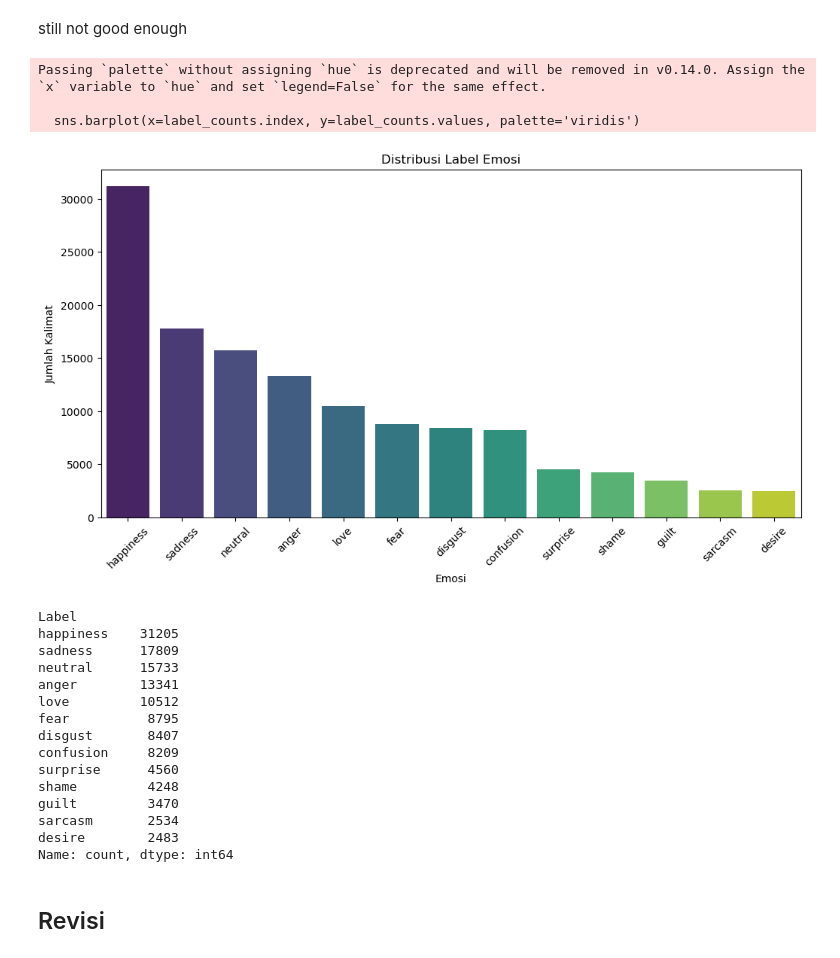
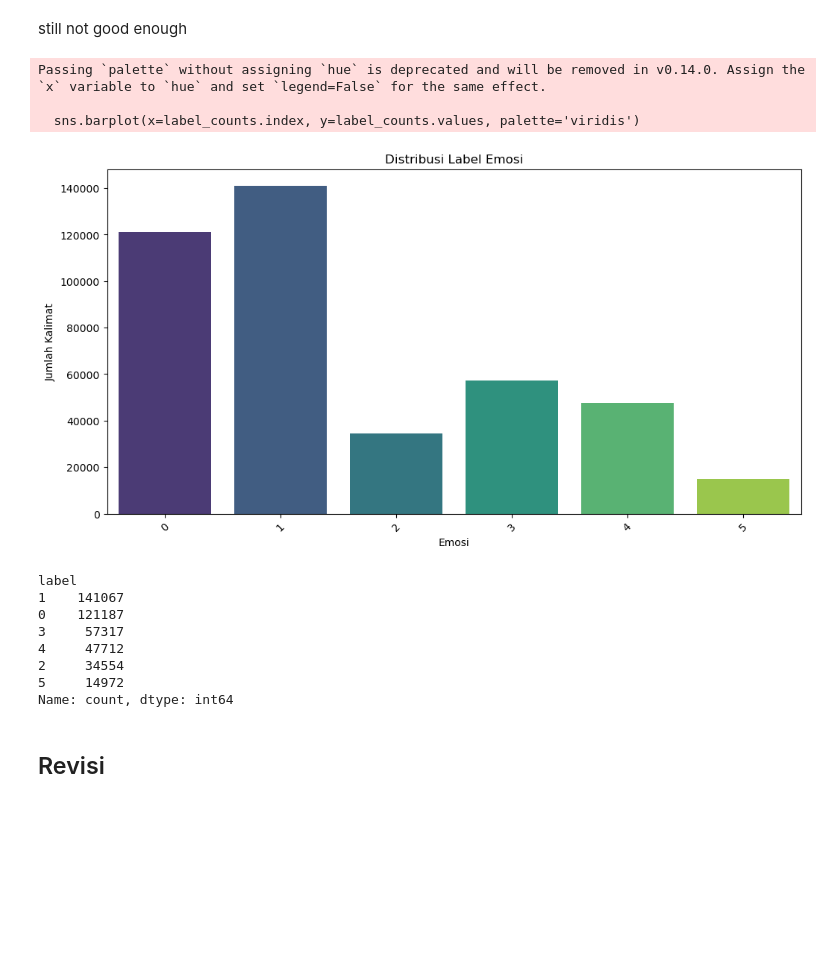
Before and after one commit to HatfanSahrul1/Machine-Learning-and-Data-Science-Learning, a Jupyter notebook: exercise/emotion-classifier.ipynb, the cells around one changed output. Saved outputs shown, nothing was run; the diff lists cells and outputs as text; code cells hidden in the pictures; blank space fills up the shorter version.

```diff
--- a/exercise/emotion-classifier.ipynb
+++ b/exercise/emotion-classifier.ipynb
@@ -490,40 +457,33 @@ still not good enough
 # %%
 # Import library untuk visualisasi
 import matplotlib.pyplot as plt
 import seaborn as sns
 
 # Hitung jumlah setiap label
-label_counts = emotion_dataframe['Label'].value_counts()
+label_counts = emotion_dataframe['label'].value_counts()
 
 # Tampilkan dalam bentuk bar chart
 plt.figure(figsize=(12, 6))
 sns.barplot(x=label_counts.index, y=label_counts.values, palette='viridis')
 plt.title('Distribusi Label Emosi')
 plt.xlabel('Emosi')
 plt.ylabel('Jumlah Kalimat')
 plt.xticks(rotation=45)
 plt.show()
 
 print(label_counts)
 # %% [output]
 Passing `palette` without assigning `hue` is deprecated and will be removed in v0.14.0. Assign the `x` variable to `hue` and set `legend=False` for the same effect.
 
   sns.barplot(x=label_counts.index, y=label_counts.values, palette='viridis')
-[figure, old version]
+[figure, new version]
-Label
-happiness    31205
-sadness      17809
-neutral      15733
-anger        13341
-love         10512
-fear          8795
-disgust       8407
-confusion     8209
-surprise      4560
-shame         4248
-guilt         3470
-sarcasm       2534
-desire        2483
+label
+1    141067
+0    121187
+3     57317
+4     47712
+2     34554
+5     14972
 Name: count, dtype: int64
 # %% [markdown]
 ## Revisi
```
Also changed, not shown: parts of 10 cells of this notebook.
